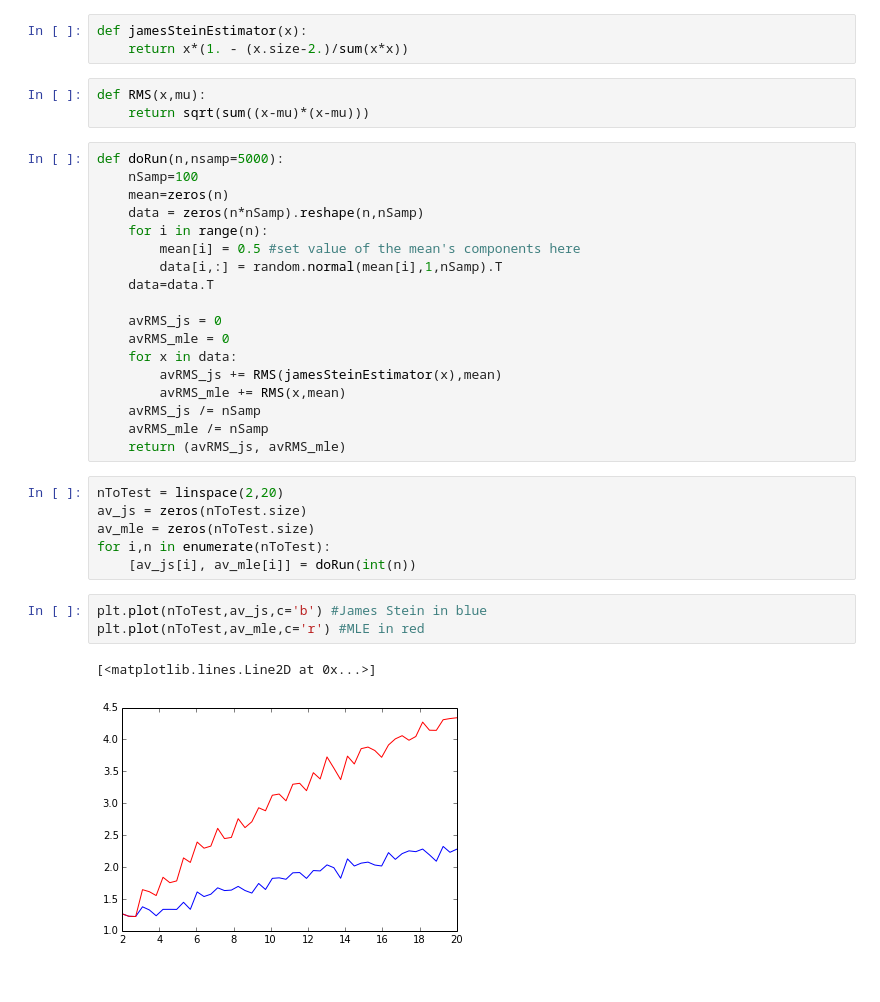
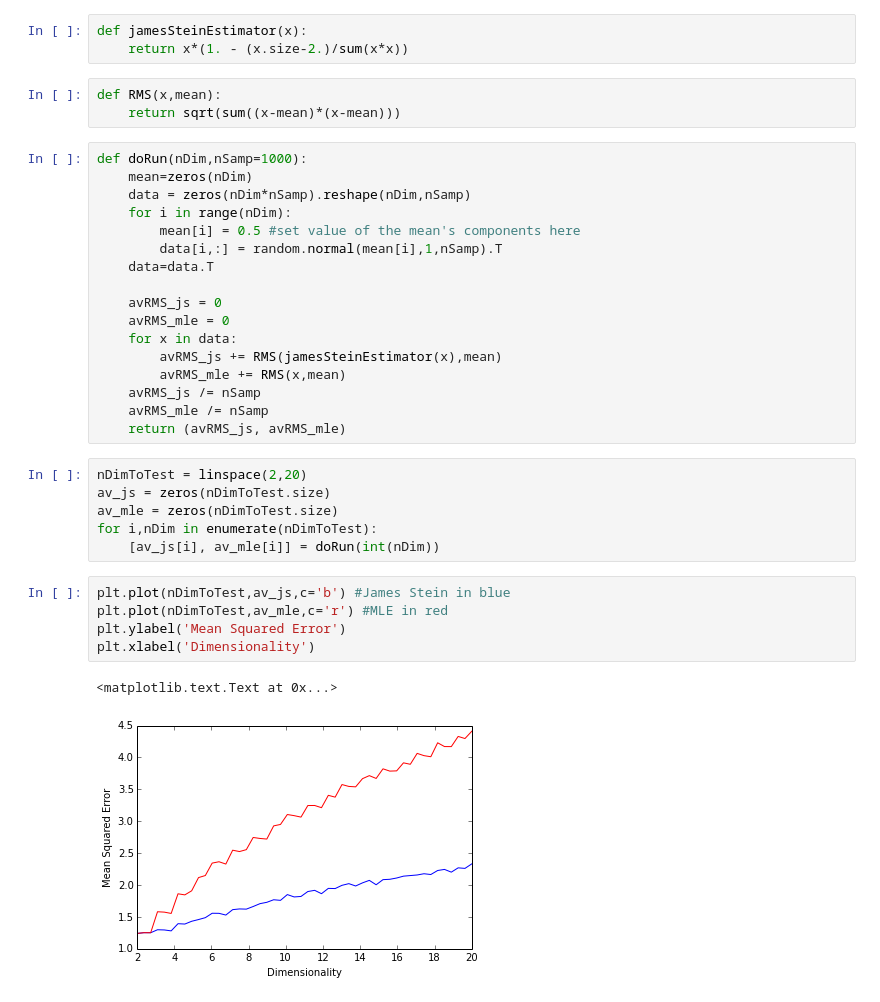
Before and after one commit to cranmer/play, a Jupyter notebook: misc/JamesStein.ipynb, the cells around one changed output. Drawn from its saved outputs; the diff is of its cells as text.

```diff
--- a/misc/JamesStein.ipynb
+++ b/misc/JamesStein.ipynb
@@ -6,14 +40,13 @@ Populating the interactive namespace from numpy and matplotlib
 def jamesSteinEstimator(x):
     return x*(1. - (x.size-2.)/sum(x*x))
 # %%
-def RMS(x,mu):
-    return sqrt(sum((x-mu)*(x-mu)))
+def RMS(x,mean):
+    return sqrt(sum((x-mean)*(x-mean)))
 # %%
-def doRun(n,nsamp=5000):
-    nSamp=100
-    mean=zeros(n)
-    data = zeros(n*nSamp).reshape(n,nSamp)
-    for i in range(n):
+def doRun(nDim,nSamp=1000):
+    mean=zeros(nDim)
+    data = zeros(nDim*nSamp).reshape(nDim,nSamp)
+    for i in range(nDim):
         mean[i] = 0.5 #set value of the mean's components here
         data[i,:] = random.normal(mean[i],1,nSamp).T
     data=data.T
@@ -27,14 +60,16 @@ def doRun(n,nsamp=5000):
     avRMS_mle /= nSamp
     return (avRMS_js, avRMS_mle)
 # %%
-nToTest = linspace(2,20)
-av_js = zeros(nToTest.size)
-av_mle = zeros(nToTest.size)
-for i,n in enumerate(nToTest):
-    [av_js[i], av_mle[i]] = doRun(int(n))
+nDimToTest = linspace(2,20)
+av_js = zeros(nDimToTest.size)
+av_mle = zeros(nDimToTest.size)
+for i,nDim in enumerate(nDimToTest):
+    [av_js[i], av_mle[i]] = doRun(int(nDim))
 # %%
-plt.plot(nToTest,av_js,c='b') #James Stein in blue
-plt.plot(nToTest,av_mle,c='r') #MLE in red
+plt.plot(nDimToTest,av_js,c='b') #James Stein in blue
+plt.plot(nDimToTest,av_mle,c='r') #MLE in red
+plt.ylabel('Mean Squared Error')
+plt.xlabel('Dimensionality')
 # %% [output]
-[<matplotlib.lines.Line2D at 0x...>]
+<matplotlib.text.Text at 0x...>
-[figure, old version]
+[figure, new version]
```
Also changed, not shown: parts of 2 cells of this notebook, 12 other files.
